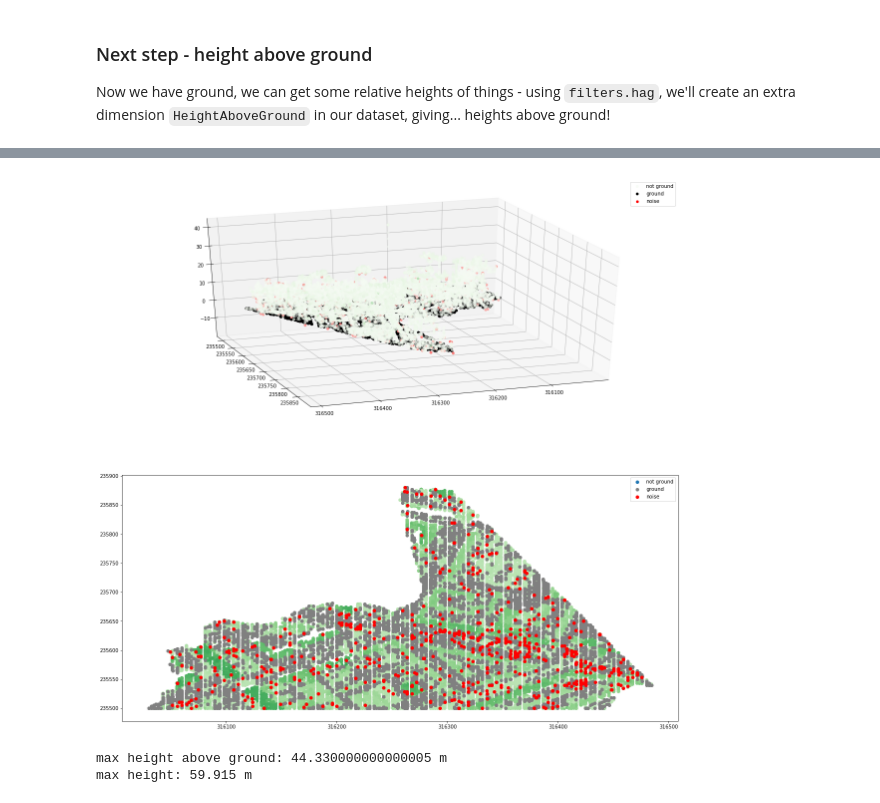
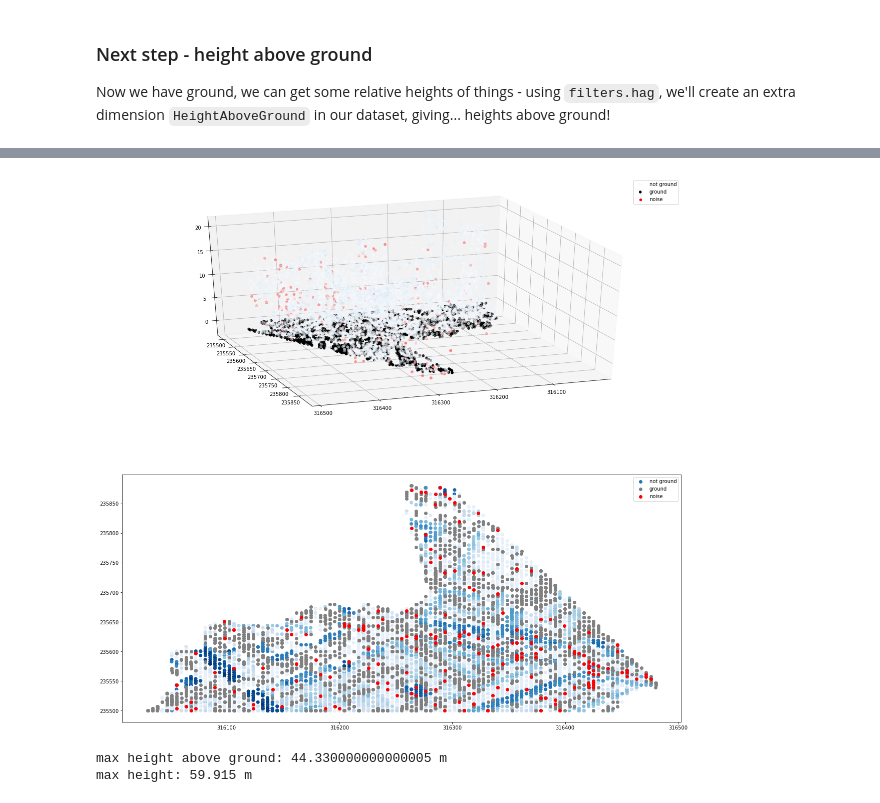
Before and after one commit to adamsteer/f4g-oceania-pdal, a Jupyter notebook: notebooks/PDAL-python.ipynb, the cells around one changed output, grey strips where cells are left out. Saved outputs shown, nothing was run; the diff lists cells and outputs as text; code cells hidden in the pictures.

Commit message:
mainly Jupyter notebook updates, modernising pipelines, removing red green colour contrasts, better dataframe conversion, adding simple summary stats plotting

```diff
--- a/notebooks/PDAL-python.ipynb
+++ b/notebooks/PDAL-python.ipynb
@@ -24,16 +25,20 @@ from mpl_toolkits.mplot3d import Axes3D
 def pdal2df(pipelineJson,workingfile):
     """
     Feed me a LAS/LAZ file and a JSON pipeline, get back a Pandas dataframe with points in it.
+
+    To inspect each element of this function and its outputs copy each line into its own notebook cell and run
+    each in order.
     """
     pipeline = pdal.Pipeline(json.dumps(pipelineJson))
     pipeline.validate() # check if our JSON and options were good
     pipeline.loglevel = 8 #really noisy
-    count = pipeline.execute()
-    arrays = pipeline.arrays
+    count = pipeline.execute() # run the pipeline
+    array = pipeline.arrays[0] # get data from the pipeline object
 
-    arr = pipeline.arrays[0]
-    description = arr.dtype.descr
-    cols = [col for col, __ in description]
-    df = pd.DataFrame({col: arr[col] for col in cols})
+    description = array.dtype.descr # extract data descriptions from the array
+
+    cols = [col for col, __ in description] # make a list of data column headers (PDAL dimension names)
+
+    df = pd.DataFrame(array, columns=cols) # create a dataframe.
 
     return df
@@ -42,7 +49,13 @@ def pdal2df(pipelineJson,workingfile):
 # %%
 def plotthethings(dataframe, Zdim, npoints):
     """
-    Input is a Pandas dataframe with PDAL dimensions as columns, output is a two panel plot with a 3D plot in the top panel and a 2D plot below
+    Input is a Pandas dataframe with PDAL dimensions as columns
+
+    Output is a two panel plot with a 3D plot in the top panel and a 2D plot below
+
+    On each axis we plot non ground (classifications except for two), ground (classification == 2),
+    and noise (classification == 7) in that order. Yes we plot noise points twice, it's done that way to
+    keep our where clauses as simple as we can.
 
     """
     fig = plt.figure(figsize=(20,20))
@@ -52,7 +65,7 @@ def plotthethings(dataframe, Zdim, npoints):
     ax.scatter(dataframe.X[0:npoints].where(dataframe.Classification[0:npoints] != 2),
            dataframe.Y[0:npoints].where(dataframe.Classification[0:npoints] != 2),
            Zdim[0:npoints].where(dataframe.Classification[0:npoints] != 2),
-           c=dataframe.Intensity[0:npoints].where(dataframe.Classification[0:npoints] != 2), alpha=0.4, cmap='Greens')
+           c=dataframe.Intensity[0:npoints].where(dataframe.Classification[0:npoints] != 2), alpha=0.4, cmap='Blues')
 
     ax.scatter(dataframe.X[0:npoints].where(dataframe.Classification[0:npoints] == 2),
            dataframe.Y[0:npoints].where(dataframe.Classification[0:npoints] == 2),
@@ -72,7 +85,7 @@ def plotthethings(dataframe, Zdim, npoints):
 
     ax2.scatter(dataframe.X[0:npoints].where(dataframe.Classification[0:npoints] != 2),
             dataframe.Y[0:npoints].where(dataframe.Classification[0:npoints] != 2),
-            c=Zdim[0:npoints].where(dataframe.Classification[0:npoints] != 2), cmap='Greens')
+            c=Zdim[0:npoints].where(dataframe.Classification[0:npoints] != 2), cmap='Blues')
     ax2.scatter(dataframe.X[0:npoints].where(dataframe.Classification[0:npoints] == 2),
             dataframe.Y[0:npoints].where(dataframe.Classification[0:npoints] == 2),
             c='gray')
@@ -88,5 +101,5 @@ def plotthethings(dataframe, Zdim, npoints):
 # %% [markdown]
 ### Define a working file and a pipeline
 # %%
-workingfile = "../../sample-data/T_316000_235500.laz"
+workingfile = "../../sample_data/T_316000_235500.laz"
 # %%
@@ -227,8 +237,7 @@ docker run -it -v /path/to/workingdir:/opt/data pdal/ubuntu:1.8 \
 
 Now we have ground, we can get some relative heights of things - using `filters.hag`, we'll create an extra dimension `HeightAboveGround` in our dataset, giving... heights above ground!
 # %%
-pipelineJson3 = {
-  "pipeline": [ workingfile,
+pipelineJson3 = [ workingfile,
     {
         "type":"filters.assign",
         "assignment":"Classification[:]=0"
@@ -252,7 +261,6 @@ pipelineJson3 = {
         "reverse": True
     }
   ]
-}
 # %%
 %%time
 
@@ -263,7 +271,7 @@ Wall time: 59.9 s
 # %%
-plotthethings(df3, df3.HeightAboveGround, 30000)
+plotthethings(df3, df3.HeightAboveGround, 10000)
 # %% [output]
-[figure, old version]
+[figure, new version]
 # %%
 print("max height above ground: {} m".format(df3.HeightAboveGround.where(df3.Classification != 7).max()))
 print("max height: {} m".format(df.Z.where(df3.Classification != 7).max()))
```
Also changed, not shown: parts of 26 cells of this notebook, 7 other files.
